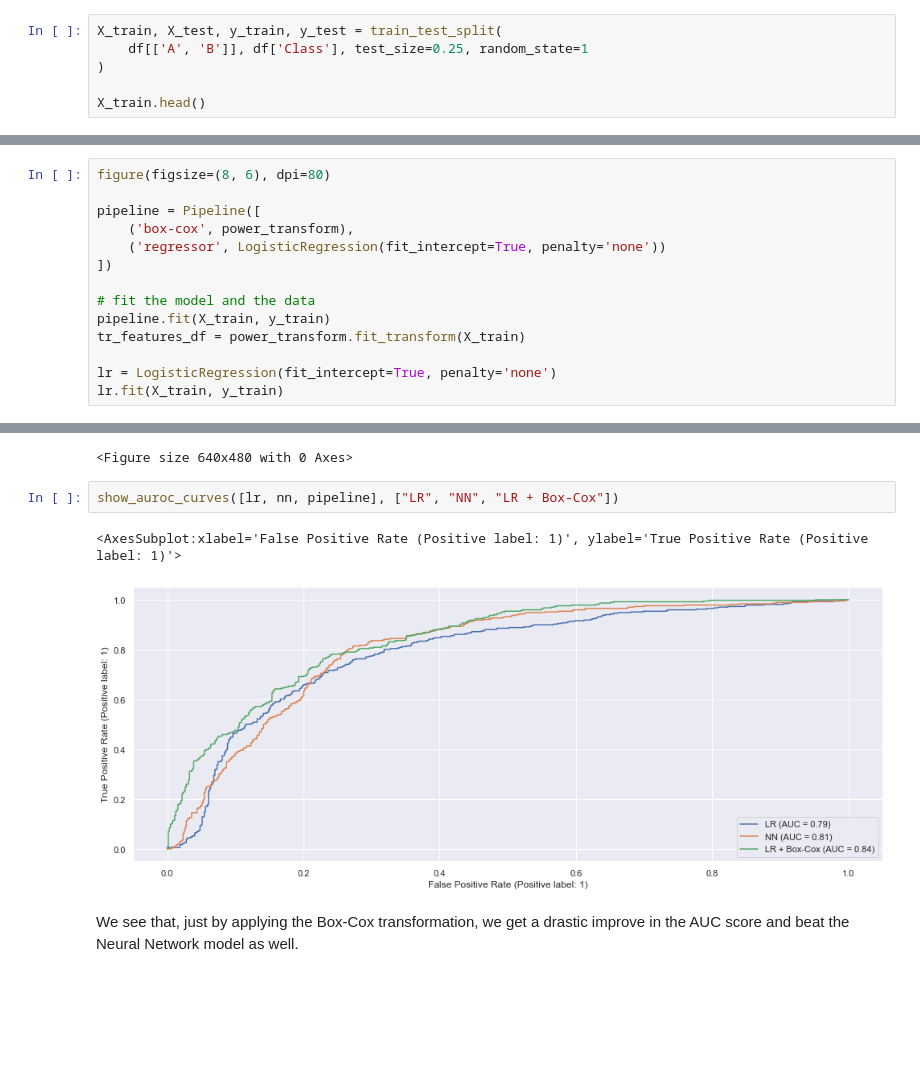
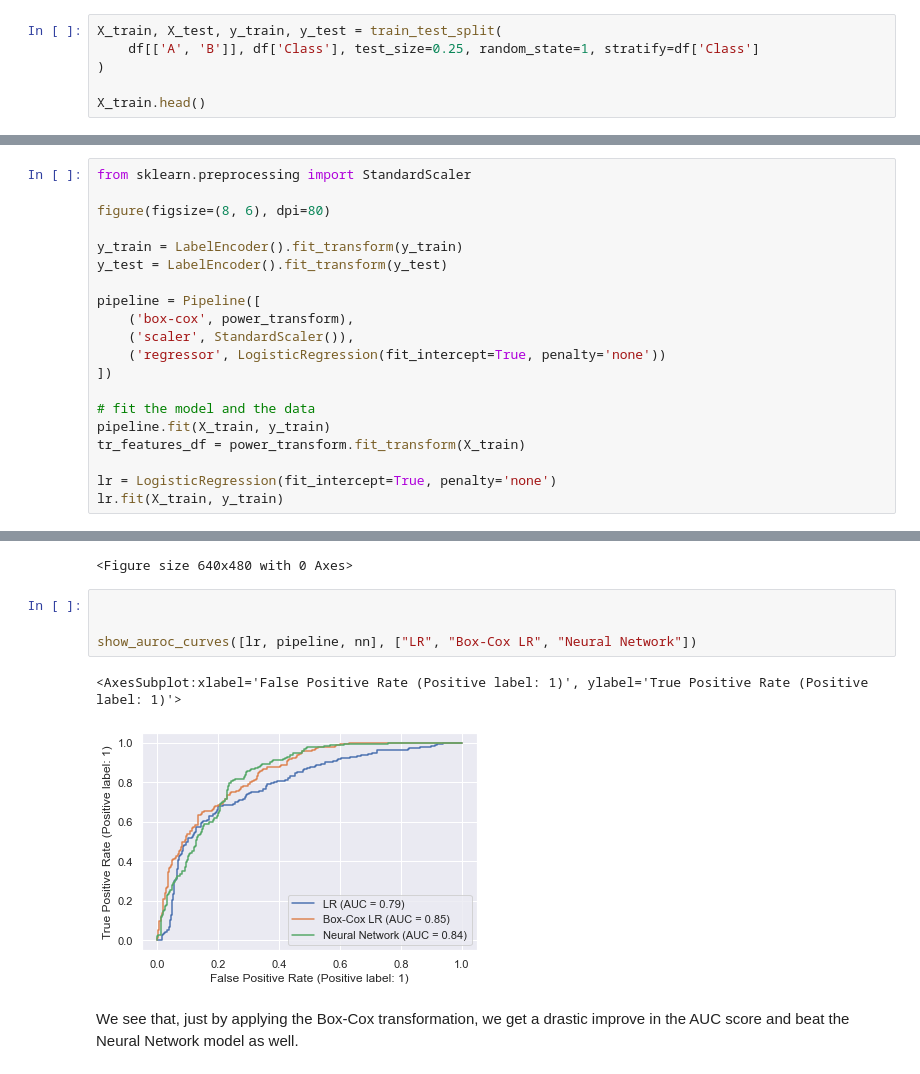
Before and after one commit to nshahpazov/fes-in-python, a Jupyter notebook: 01-simple-example.ipynb, the cells around one changed output, grey strips where cells are left out. Drawn from its saved outputs; the diff is of its cells as text; blank space fills up the shorter version.

```diff
--- a/01-simple-example.ipynb
+++ b/01-simple-example.ipynb
@@ -114,7 +127,7 @@ and then uses the log likelihood function to find best parameter for $\lambda$ u
 ### **Test set and Train set Data Splitting**
 # %%
 X_train, X_test, y_train, y_test = train_test_split(
-    df[['A', 'B']], df['Class'], test_size=0.25, random_state=1
+    df[['A', 'B']], df['Class'], test_size=0.25, random_state=1, stratify=df['Class']
 )
 
 X_train.head()
@@ -171,10 +184,16 @@ We see that there are models performing better than the Logistic Regression. We'
 # %% [markdown]
 ### **A Logistic Regresssion with Box-Cox transformation**
 # %%
+from sklearn.preprocessing import StandardScaler
+
 figure(figsize=(8, 6), dpi=80)
+
+y_train = LabelEncoder().fit_transform(y_train)
+y_test = LabelEncoder().fit_transform(y_test)
 
 pipeline = Pipeline([
     ('box-cox', power_transform),
+    ('scaler', StandardScaler()),
     ('regressor', LogisticRegression(fit_intercept=True, penalty='none'))
 ])
 
@@ -188,10 +207,12 @@ lr.fit(X_train, y_train)
 LogisticRegression(penalty='none')
 <Figure size 640x480 with 0 Axes>
 # %%
-show_auroc_curves([lr, nn, pipeline], ["LR", "NN", "LR + Box-Cox"])
+
+
+show_auroc_curves([lr, pipeline, nn], ["LR", "Box-Cox LR", "Neural Network"])
 # %% [output]
 <AxesSubplot:xlabel='False Positive Rate (Positive label: 1)', ylabel='True Positive Rate (Positive label: 1)'>
-[figure, old version]
+[figure, new version]
 # %% [markdown]
 We see that, just by applying the Box-Cox transformation, we get a drastic improve in the AUC score and beat the Neural Network model as well.
 # %% [markdown]
```
Also changed, not shown: parts of 45 cells of this notebook, 9 other files.
